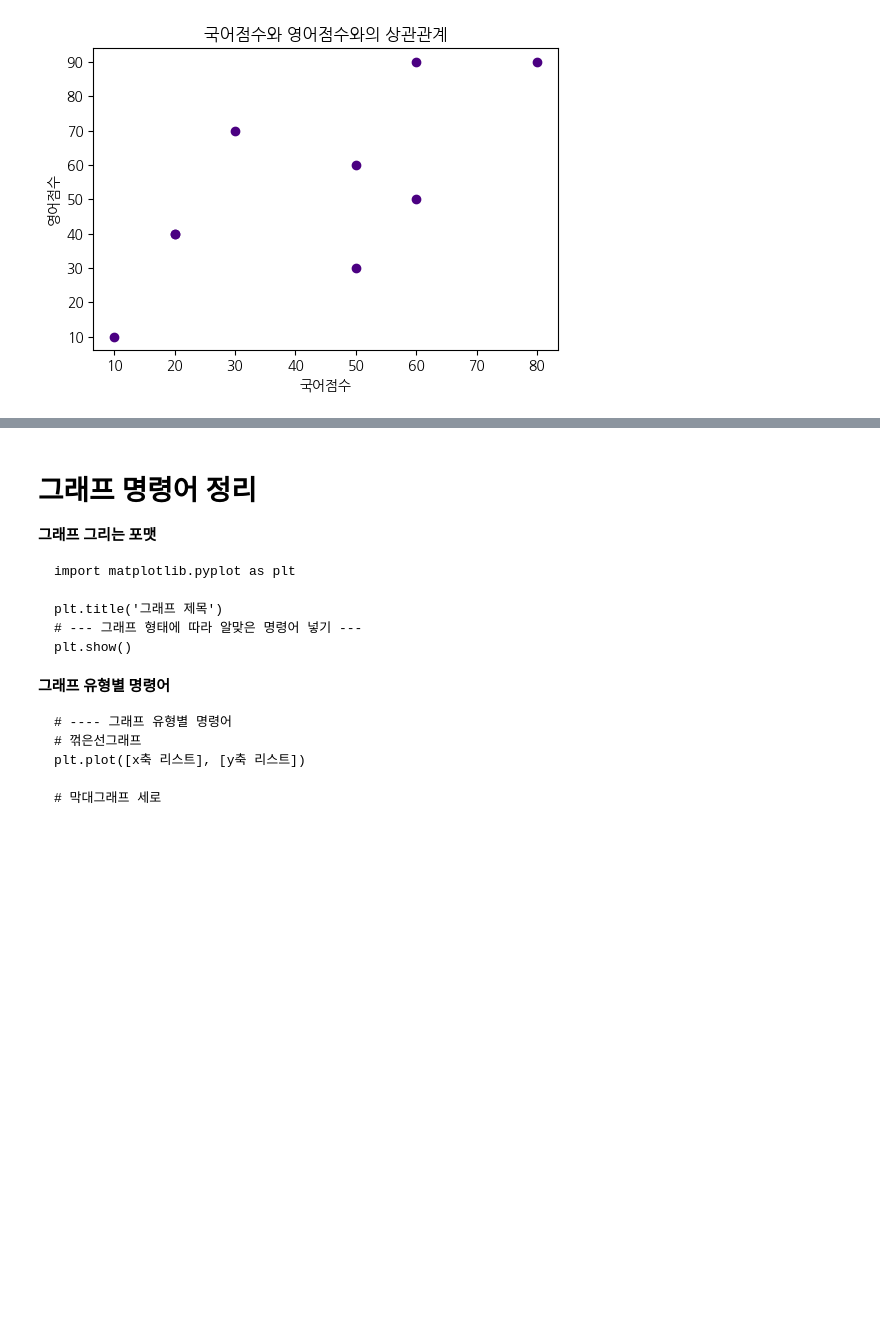
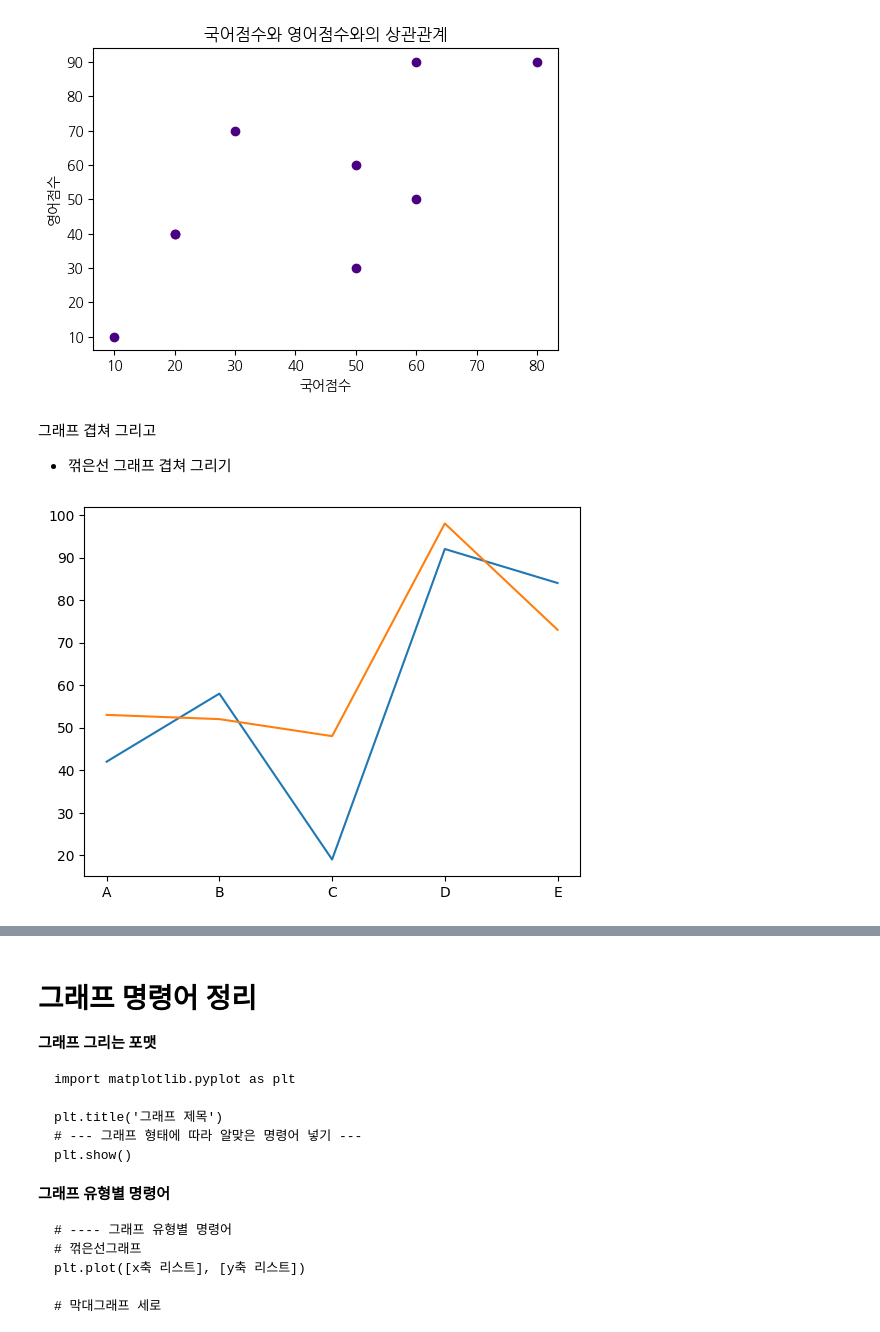
Before and after one commit to formula008/23_02_Computational_Thinking, a Jupyter notebook: 8장_데이터시각화.ipynb, the cells around one changed output, grey strips where cells are left out. Saved outputs shown, nothing was run; the diff lists cells and outputs as text; code cells hidden in the pictures; blank space fills up the shorter version.

```diff
--- a/8장_데이터시각화.ipynb
+++ b/8장_데이터시각화.ipynb
@@ -403,3 +414,18 @@ plt.ylabel('영어점수')
 plt.show()
 # %% [output]
 [figure]
+# %% [markdown]
+그래프 겹쳐 그리고
+- 꺾은선 그래프 겹쳐 그리기
+# %%
+import matplotlib.pyplot as plt
+
+singer = ['A','B','C','D','E']
+week1 = [42,58,19,92,84]
+week2 = [53,52,48,98,73]
+
+plt.plot(singer, week1)
+plt.plot(singer, week2)
+plt.show()
+# %% [output]
+[figure, added]
```
Also changed, not shown: parts of 9 cells of this notebook.
